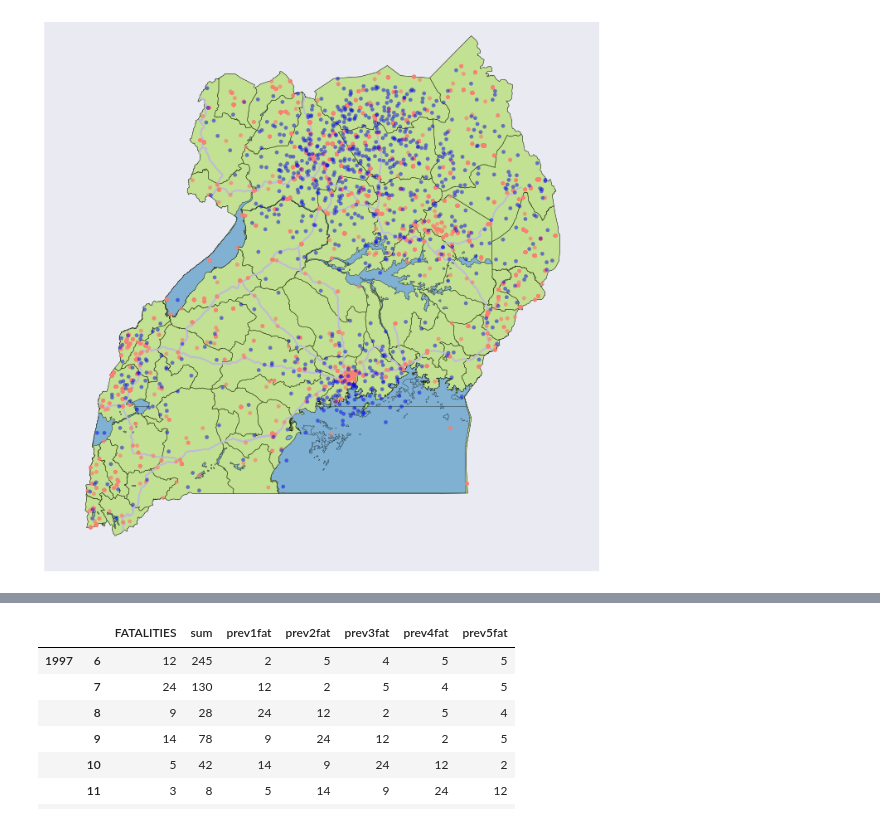
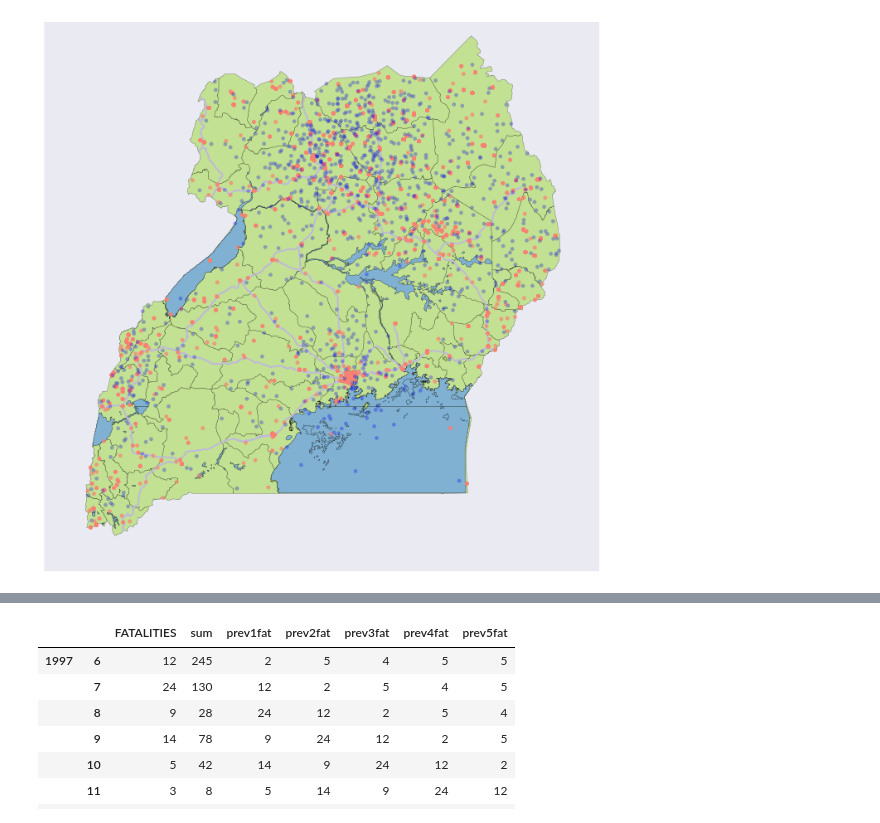
Before and after one commit to pjbull/civil_conflict, a Jupyter notebook: UgandaExplore.ipynb, the cells around one changed output, grey strips where cells are left out. Drawn from its saved outputs; the diff is of its cells as text; code cells hidden in the pictures.

Commit message:
First Half of Final Notebook
 - Finished simulation and sampling part of notebook
 - Refactored ugly code
 - Added 50,000 sample histogram

```diff
--- a/UgandaExplore.ipynb
+++ b/UgandaExplore.ipynb
@@ -214,0 +37,9 @@ Wall time: 5.01 µs
+# %%
+# create the conflict map and plot it
+conflict_map = ConflictMap(uganda_data)
+fig, ax = conflict_map.plot_map()
+
+# overplot the kde
+conflict_model = ConflictModel.ConflictModel(uganda_data)
+conflict_model.plot_kde(fig=fig, ax=ax)
+plt.show()
@@ -214,0 +48,10 @@ Wall time: 5.01 µs
+# %%
+import ConflictModel
+reload(ConflictModel)
+
+
+
+del(conflict_model)
+conflict_model = ConflictModel.ConflictModel(uganda_data)
+# %%
+slice_samples = conflict_model.draw_samples(10000)
@@ -214,0 +60,4 @@ Wall time: 5.01 µs
+# %%
+import SliceSampler
+reload(SliceSampler)
+SliceSampler.SliceSampler.run_diagnostics(slice_samples)
@@ -215,7 +70,11 @@ Wall time: 5.01 µs
 # %%
-fig, ax = plot_map()
-pplt.scatter(ax, slice_samples[:1000,1], slice_samples[:1000,0], zorder=20, s=20, color='b', alpha=0.5) #bins=50, cmap=reds, zorder=17)
-#ax.hist2d(slice_samples[:,1], slice_samples[:,0], cmap=reds, bins=25)
+fig, ax = conflict_map.plot_map()
+pplt.scatter(ax, slice_samples[:1000,0],
+             slice_samples[:1000,1],
+             zorder=20,
+             s=20,
+             color='b',
+             alpha=0.3)
 fig.show()
 # %% [output]
-[figure, old version]
+[figure, new version]
```
Also changed, not shown: parts of 15 cells of this notebook, 6 other files.
